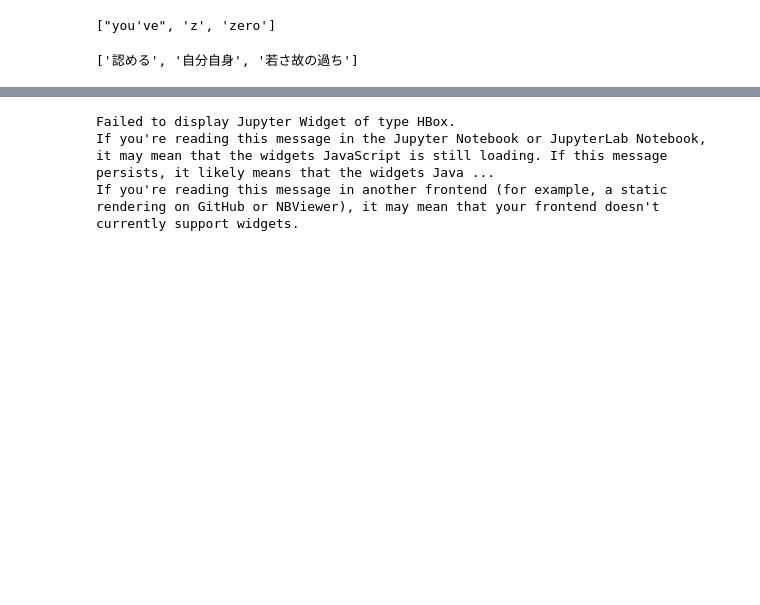
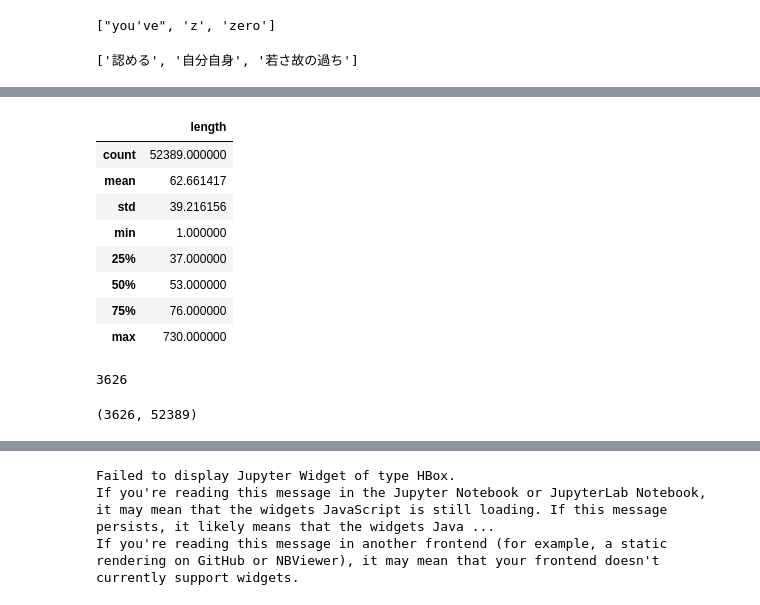
Before and after one commit to Tdual/char_level_cnn, a Jupyter notebook: random_forest_amazon_ja.ipynb, the cells around one changed output, grey strips where cells are left out. Drawn from its saved outputs; the diff is of its cells as text; code cells hidden in the pictures; blank space fills up the shorter version.

```diff
--- a/random_forest_amazon_ja.ipynb
+++ b/random_forest_amazon_ja.ipynb
@@ -65,0 +113,4 @@ t.tokenize("認めたくないものだな。自分自身の若さ故の過ち
+# %%
+x_text_sp = [doc[:-2].split() for doc in x_text]
+# %%
+d = corpora.Dictionary(x_text_sp)
@@ -65,0 +121,3 @@ t.tokenize("認めたくないものだな。自分自身の若さ故の過ち
+# %%
+# bag of char
+boc = [d.doc2bow(doc) for doc  in tqdm(x_text_sp)]
@@ -65,0 +128,2 @@ t.tokenize("認めたくないものだな。自分自身の若さ故の過ち
+# %%
+df = pd.DataFrame([len(b) for b in boc],columns=["length"])
@@ -65,0 +139,16 @@ t.tokenize("認めたくないものだな。自分自身の若さ故の過ち
+# %%
+df.describe()
+# %% [output]
+|  | length |
+| count | 52389.000000 |
+| mean | 62.661417 |
+| std | 39.216156 |
+| min | 1.000000 |
+| 25% | 37.000000 |
+| 50% | 53.000000 |
+| 75% | 76.000000 |
+| max | 730.000000 |
+# %%
+len(d)
+# %% [output]
+3626
@@ -65,0 +159,4 @@ t.tokenize("認めたくないものだな。自分自身の若さ故の過ち
+# %%
+dense.shape
+# %% [output]
+(3626, 52389)
```
Also changed, not shown: parts of 51 cells of this notebook, 1 other file.
